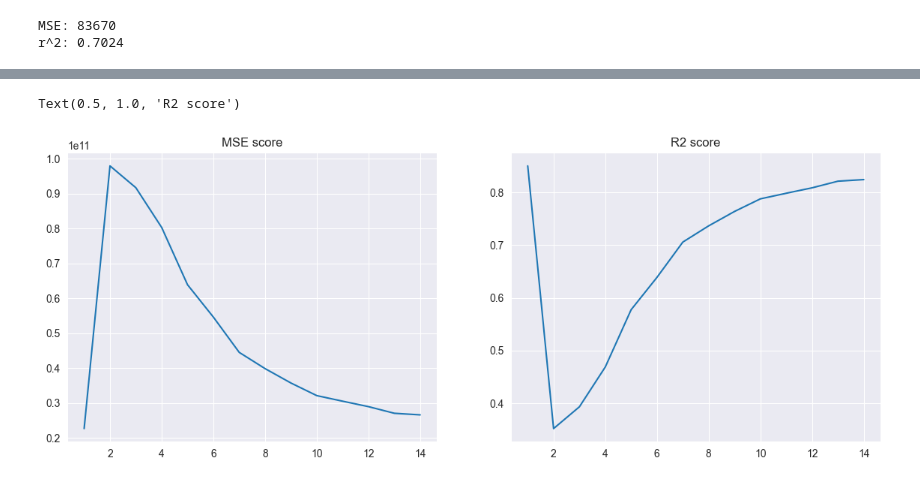
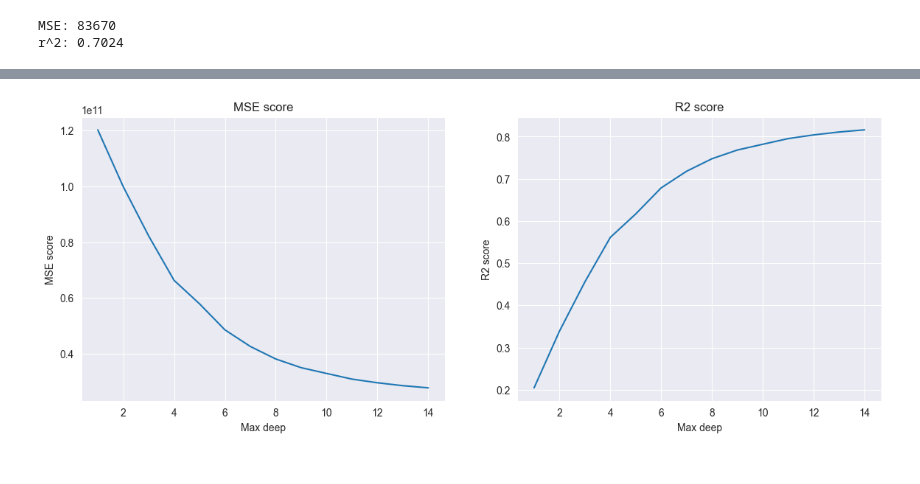
Before and after one commit to Bogachevv/ML_Ensembles, a Jupyter notebook: experiments/experiment_2.ipynb, the cells around one changed output, grey strips where cells are left out. Cells and saved outputs as stored; diff of their text form; code cells hidden in the pictures.

```diff
--- a/experiments/experiment_2.ipynb
+++ b/experiments/experiment_2.ipynb
@@ -51,6 +51,8 @@ _sqft\_lot_ --- площадь участка (в квадратных фута
 _waterfront_ --- дом у набережной или дом у озера, реки
 _sqft\_living15_ --- средняя жилая площадь у ближайших 15 домов
 _sqft\_lot15_ --- средняя площадь участка и ближайших 15 домов
+# %%
+X = X.to_numpy()
 # %%
 X_train, X_test, y_train, y_test = train_test_split(X, y, test_size=0.2, random_state=42, shuffle=True)
 
@@ -103,18 +98,24 @@ r^2: 0.8409
 # %%
-_, ax = plt.subplots(ncols=2, figsize=(14, 5))
+fig, ax = plt.subplots(ncols=2, figsize=(14, 5))
 
 estimators_cnt = np.arange(1_000 - 1) + 1
 mse_score_ls = np.zeros_like(estimators_cnt, dtype=np.float64)
 r2_score_ls = np.zeros_like(estimators_cnt, dtype=np.float64)
 
 for i in tqdm(estimators_cnt):
-    y_pred = rf.predict(X_test, **{'estimators_c': i})
+    y_pred = rf.predict(X_test, estimators_c=i)
     mse_score_ls[i-1] = mean_squared_error(y_true=y_test, y_pred=y_pred)
     r2_score_ls[i-1] = r2_score(y_true=y_test, y_pred=y_pred)
 
 ax[0].plot(estimators_cnt, mse_score_ls)
+ax[0].set_xlabel("Number of estimators")
+ax[0].set_ylabel("MSE score")
 ax[0].set_title("MSE score")
 
 ax[1].plot(estimators_cnt, r2_score_ls)
+ax[1].set_xlabel("Number of estimators")
+ax[1].set_ylabel("R^2 score")
 ax[1].set_title("R^2 score")
+
+fig.savefig("./figures/forest_estimators_cnt.pdf")
 # %% [output]
@@ -147,22 +147,18 @@ for i in tqdm(feat_cnt):
 
     for seed in [42, 11, 5647, 456, 9195, 2023]:
         rf = ensembles.RandomForestMSE(
-            n_estimators=100,
+            n_estimators=250,
             feature_subsample_size=i,
-            random_state=42,
+            random_state=seed,
             max_depth=None
         )
 
-        rf = Pipeline([
-            ('scale', StandardScaler()),
-            ('forest', rf)
-        ])
+        rf.fit(X_train, y_train)
+        y_pred = rf.predict(X_test)
 
-        rf.fit(X_train, y_train)
         mse_score_raw.append(mean_squared_error(y_true=y_test, y_pred=y_pred))
         r2_score_raw.append(r2_score(y_true=y_test, y_pred=y_pred))
 
-    y_pred = rf.predict(X_test)
     mse_score_ls[i-1] = np.mean(mse_score_raw)
     r2_score_ls[i-1] = np.mean(r2_score_raw)
 # %%
@@ -188,31 +192,33 @@ for i in tqdm(depp):
     for seed in [42, 11, 5647, 456, 9195, 2023]:
         rf = ensembles.RandomForestMSE(
             n_estimators=250,
-            feature_subsample_size=12,
-            random_state=42,
+            feature_subsample_size=7,
+            random_state=seed,
             max_depth=i
         )
 
-        rf = Pipeline([
-            ('scale', StandardScaler()),
-            ('forest', rf)
-        ])
+        rf.fit(X_train, y_train)
+        y_pred = rf.predict(X_test)
 
-        rf.fit(X_train, y_train)
         mse_score_raw.append(mean_squared_error(y_true=y_test, y_pred=y_pred))
         r2_score_raw.append(r2_score(y_true=y_test, y_pred=y_pred))
 
-    y_pred = rf.predict(X_test)
+    # print(mse_score_raw, '\t', r2_score_raw, sep='')
     mse_score_ls[i-1] = np.mean(mse_score_raw)
     r2_score_ls[i-1] = np.mean(r2_score_raw)
 # %%
-_, ax = plt.subplots(ncols=2, figsize=(14, 5))
+fig, ax = plt.subplots(ncols=2, figsize=(14, 5))
 
 ax[0].plot(depp, mse_score_ls)
+ax[0].set_xlabel('Max deep')
+ax[0].set_ylabel('MSE score')
 ax[0].set_title('MSE score')
 
 ax[1].plot(depp, r2_score_ls)
+ax[1].set_xlabel('Max deep')
+ax[1].set_ylabel('R2 score')
 ax[1].set_title('R2 score')
+
+fig.savefig('./figures/forest_deep.pdf')
 # %% [output]
-Text(0.5, 1.0, 'R2 score')
-[figure, old version]
+[figure, new version]
```
Also changed, not shown: parts of 6 cells of this notebook, 10 other files.
